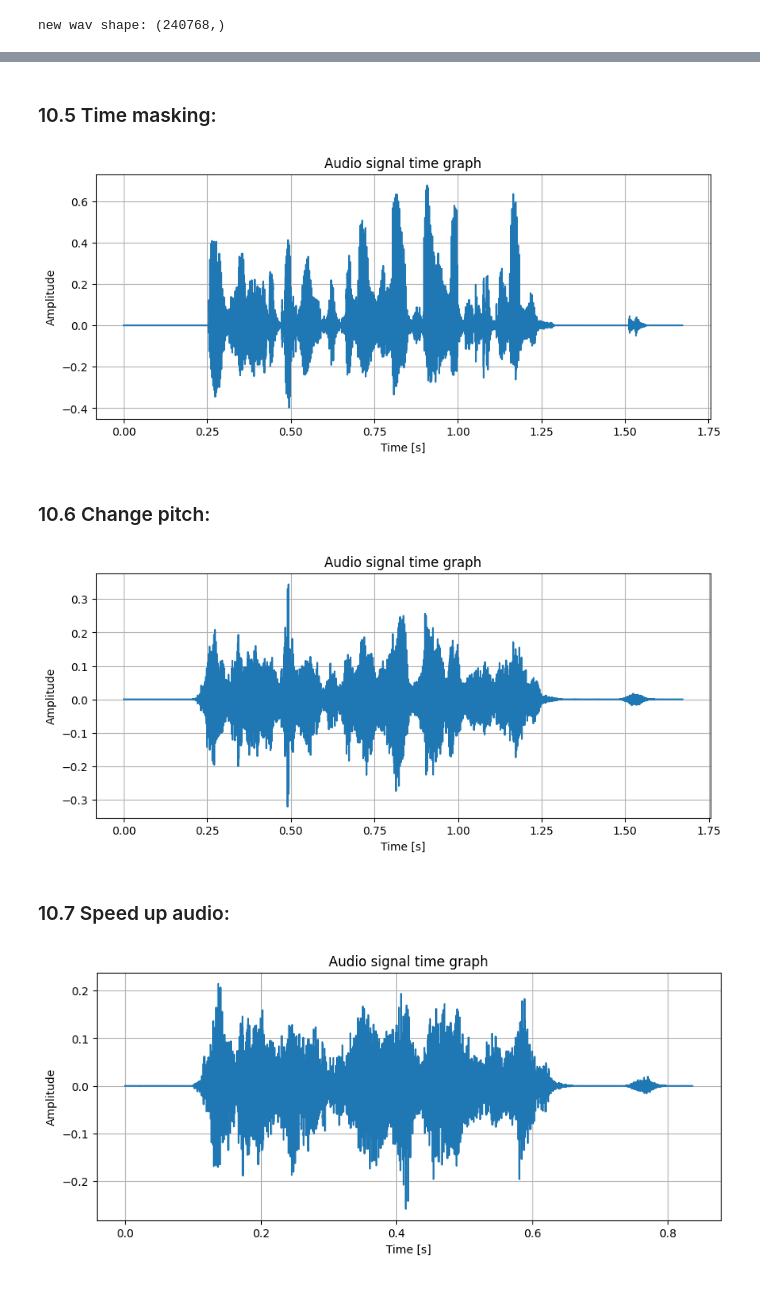
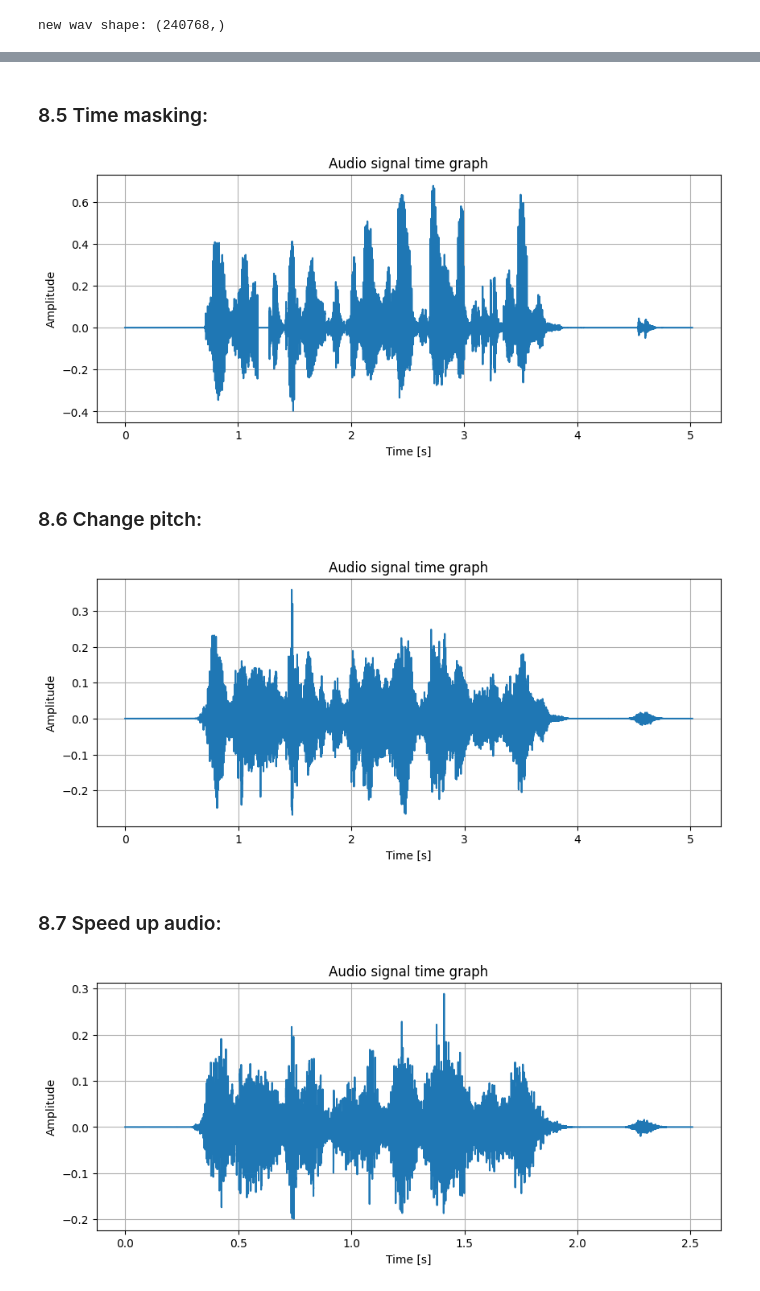
Before and after one commit to hubertmaka/Spoken-language-detection, a Jupyter notebook: notebooks/example_audio_plots.ipynb, the cells around one changed output, grey strips where cells are left out. Cells and saved outputs as stored; diff of their text form; code cells hidden in the pictures.

```diff
--- a/notebooks/example_audio_plots.ipynb
+++ b/notebooks/example_audio_plots.ipynb
@@ -12,6 +16,6 @@ import IPython.display as ipd
 # %% [markdown]
 # 2. Define path to example file:
 # %%
-PL_LANG_FILE = os.path.join('languages_audio', 'languages_audio_wav', 'pl', 'clips', 'common_voice_pl_20547814.wav')
+PL_LANG_FILE = os.path.join('common_voice_pl_20547814.mp3')
 PL_LANG_FILE
 # %% [output]
@@ -26 +36,4 @@ file_content
+# %%
+import tensorflow_io as tfio
+wav = tfio.audio.AudioIOTensor(filename=PL_LANG_FILE).to_tensor()
 # %% [markdown]
@@ -28,5 +41,3 @@ file_content
-# %%
-wav, sample_rate = tf.audio.decode_wav(file_content, desired_channels=1)
 # %%
 print(f'wav shape: {wav.shape}')
 wav
@@ -59,3 +64,3 @@ new wav shape: (240768,)
 # %%
-''' librosa.resample() gets and returns a numpy array not tensorflow tensor '''
-wav = librosa.resample(wav.numpy(), orig_sr=sample_rate.numpy(), target_sr=16_000)
+curr_sr = tf.cast(48_000, tf.int64)
+wav = tfio.audio.resample(wav, rate_in=curr_sr, rate_out=16_000)
@@ -204,8 +198,8 @@ plt.show()
 # %% [markdown]
-### 10.5 Time masking:
+### 8.5 Time masking:
 # %%
 wav_time_mask = time_masking(wav, max_mask_length=7000)
-time_axis = np.linspace(0, len(wav_time_mask) / sample_rate, num=len(wav_time_mask))
+time_axis = np.linspace(0, len(wav_time_mask) / 16_000, num=len(wav_time_mask))
 
 plt.figure(figsize=(10, 4))
 plt.plot(time_axis, wav_time_mask)
@@ -215,12 +209,12 @@ plt.ylabel('Amplitude')
 plt.grid(True)
 plt.show()
 # %% [output]
-[figure, old version]
+[figure, new version]
 # %% [markdown]
-### 10.6 Change pitch:
+### 8.6 Change pitch:
 # %%
 wav_pitch = change_pitch(wav)
-time_axis = np.linspace(0, len(wav_pitch) / sample_rate, num=len(wav_pitch))
+time_axis = np.linspace(0, len(wav_pitch) / 16_000, num=len(wav_pitch))
 
 plt.figure(figsize=(10, 4))
 plt.plot(time_axis, wav_pitch)
@@ -230,20 +224,20 @@ plt.ylabel('Amplitude')
 plt.grid(True)
 plt.show()
 # %% [output]
-[figure, old version]
+[figure, new version]
 # %% [markdown]
-### 10.7 Speed up audio:
+### 8.7 Speed up audio:
 # %%
 wav_speed_up = speed_up_audio(wav)
-time_axis = np.linspace(0, len(wav_speed_up) / sample_rate, num=len(wav_speed_up))
+time_axis = np.linspace(0, len(wav_speed_up) / 16_000, num=len(wav_speed_up))
 
 plt.figure(figsize=(10, 4))
 plt.plot(time_axis, wav_speed_up)
 plt.title('Audio signal time graph')
 plt.xlabel('Time [s]')
 plt.ylabel('Amplitude')
 plt.grid(True)
 plt.show()
 # %% [output]
-[figure, old version]
+[figure, new version]
 # %% [markdown]
```
Also changed, not shown: parts of 44 cells of this notebook, 30 other files.
